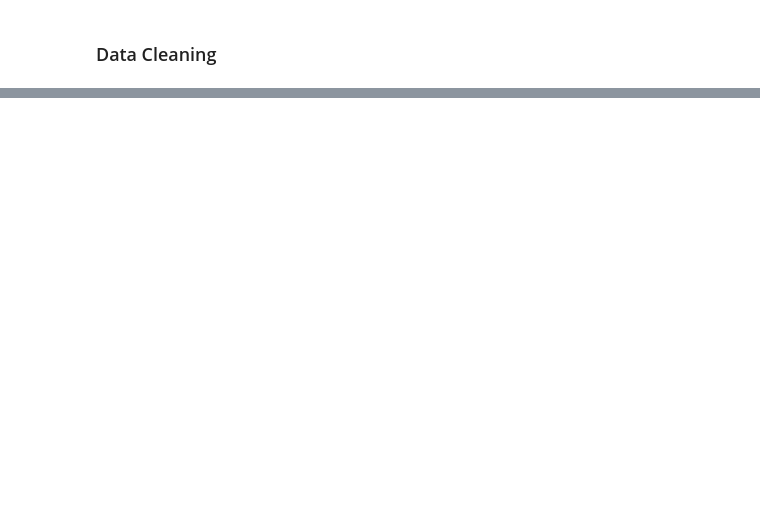
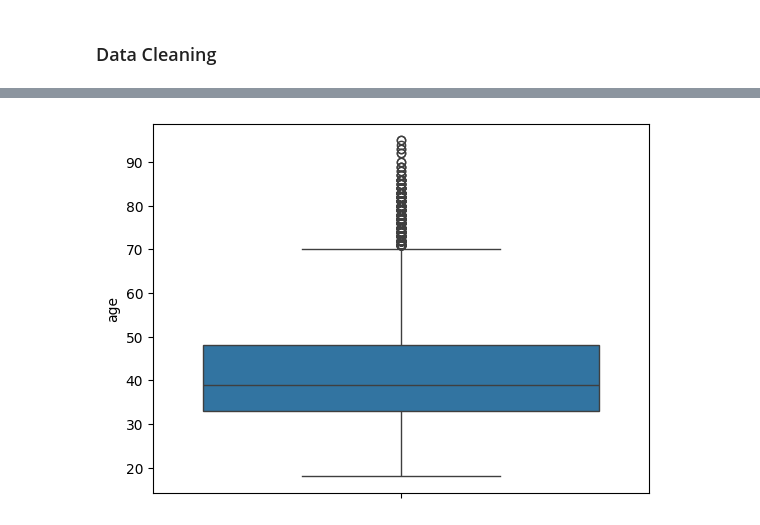
Before and after one commit to amanpanda95/Bank-Campaign-EDA, a Jupyter notebook: bank_campaign_eda.ipynb, the cells around one changed output, grey strips where cells are left out. Saved outputs shown, nothing was run; the diff lists cells and outputs as text; code cells hidden in the pictures; blank space fills up the shorter version.

```diff
--- a/bank_campaign_eda.ipynb
+++ b/bank_campaign_eda.ipynb
@@ -33,0 +277,5 @@ df.head()
+# %%
+sns.boxplot(df1.age)
+plt.show()
+# %% [output]
+[figure, added]
```
Also changed, not shown: parts of 50 cells of this notebook.
